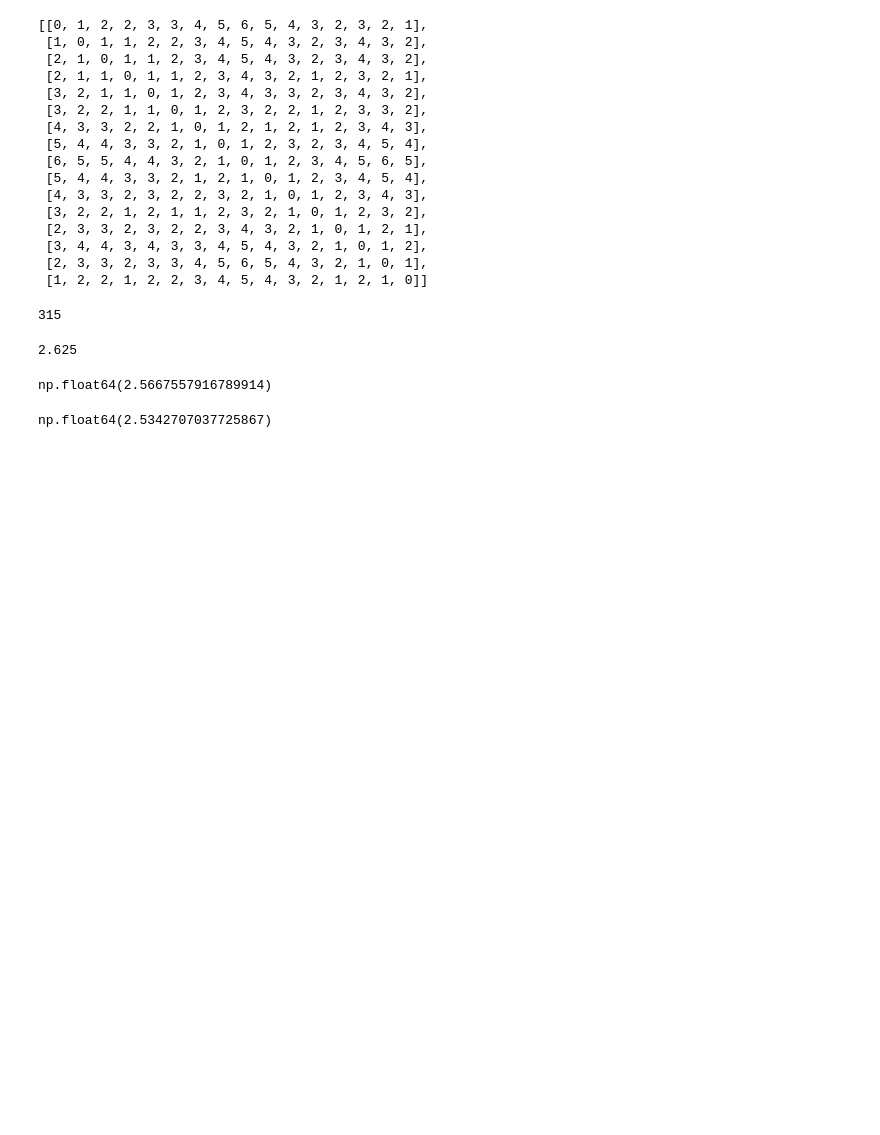
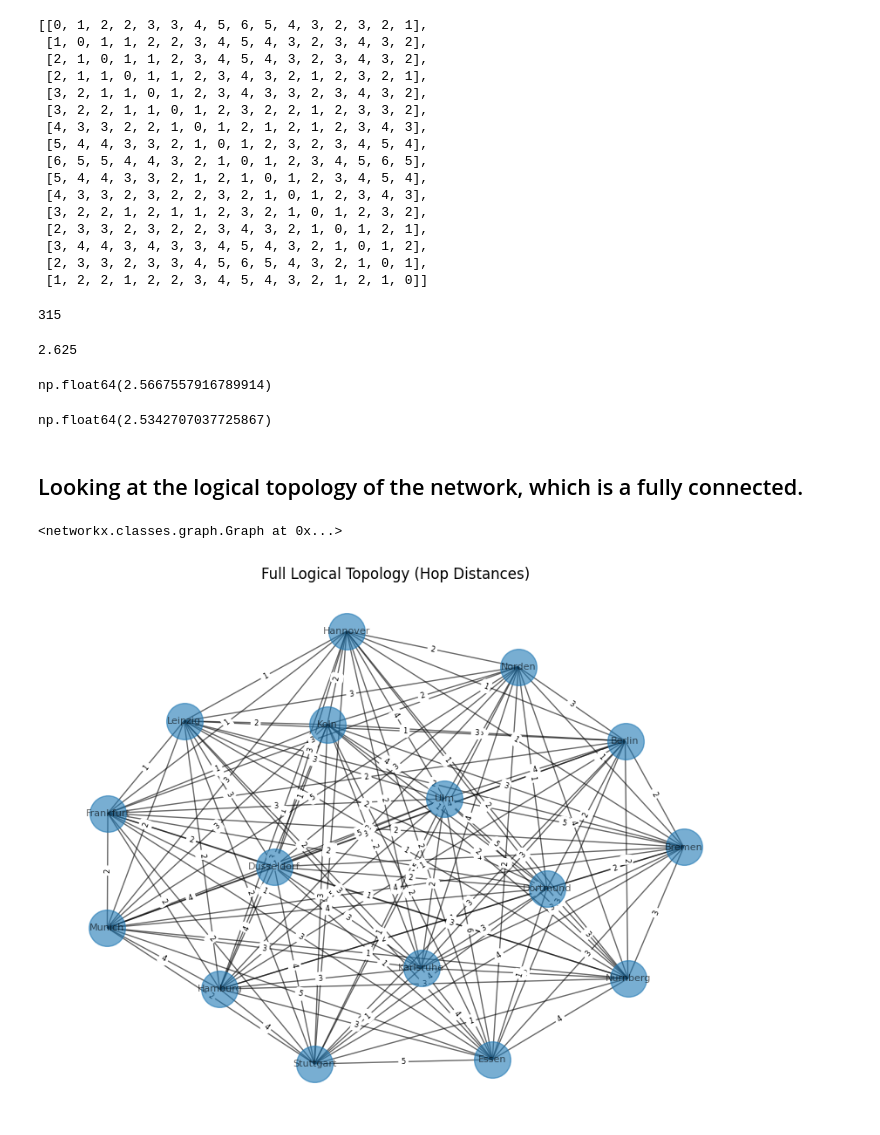
Before and after one commit to rajmacurry/High_Speed_Networks_Project, a Jupyter notebook: analysis.ipynb, the cells around one changed output. Cells and saved outputs as stored; diff of their text form; code cells hidden in the pictures; blank space fills up the shorter version.

```diff
--- a/analysis.ipynb
+++ b/analysis.ipynb
@@ -392,3 +393,46 @@ semi_emp_avg_no_hops_per_demand_2 = 1.12*np.sqrt((N)/(avg_degree))
 semi_emp_avg_no_hops_per_demand_2
 # %% [output]
 np.float64(2.5342707037725867)
+# %% [markdown]
+## Looking at the logical topology of the network, which is a fully connected.
+# %%
+H = np.array(hop_matrix_unweighted)
+N = len(city_list)
+
+G_logical = nx.Graph()
+G_logical.add_nodes_from(city_list)
+
+for i in range(N):
+    for j in range(i + 1, N):
+        G_logical.add_edge(
+            city_list[i],
+            city_list[j],
+            hops=int(H[i, j])
+        )
+# %%
+G_logical
+# %% [output]
+<networkx.classes.graph.Graph at 0x...>
+# %%
+plt.figure(figsize=(8,6))
+pos = nx.spring_layout(G_logical, seed=42)
+
+nx.draw(
+    G_logical, pos,
+    with_labels=True,
+    node_size=900,
+    font_size=8,
+    alpha=0.6
+)
+
+edge_labels = nx.get_edge_attributes(G_logical, "hops")
+nx.draw_networkx_edge_labels(
+    G_logical, pos,
+    edge_labels=edge_labels,
+    font_size=6
+)
+
+plt.title("Full Logical Topology (Hop Distances)")
+plt.show()
+# %% [output]
+[figure, added]
```
Also changed, not shown: parts of 4 cells of this notebook, 1 other file.
